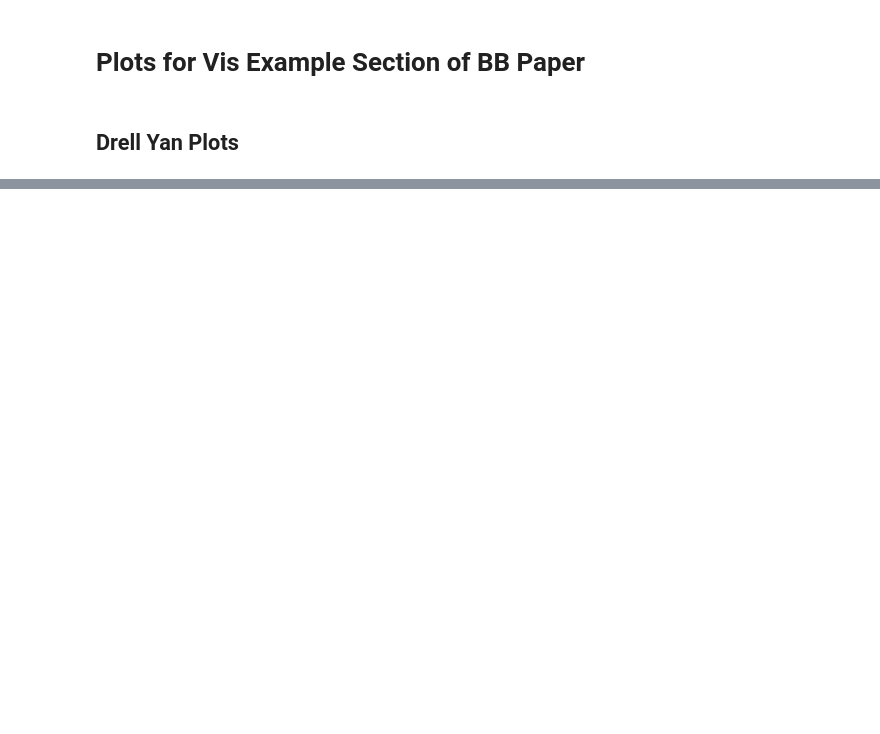
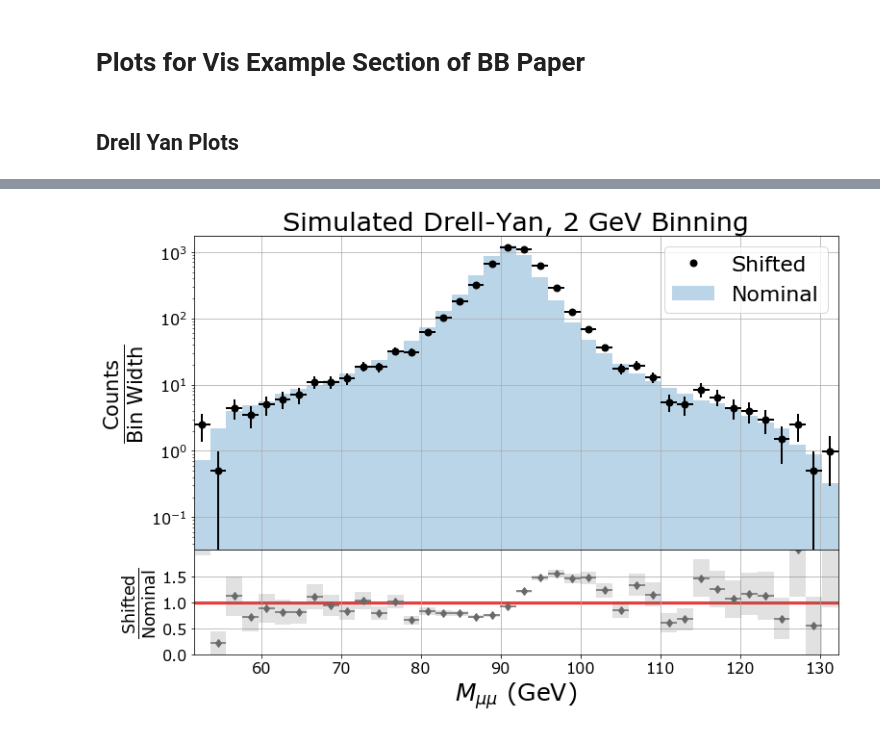
Before and after one commit to pollackscience/BayesianBlocks, a Jupyter notebook: bb/paper/vis_examples.ipynb, the cells around one changed output, grey strips where cells are left out. Drawn from its saved outputs; the diff is of its cells as text; code cells hidden in the pictures; blank space fills up the shorter version.

```diff
--- a/bb/paper/vis_examples.ipynb
+++ b/bb/paper/vis_examples.ipynb
@@ -36,21 +41,107 @@ z_data.shape
 # %%
+xlims = (data_shifted.min(), data_shifted.max())
 axes, hist1, hist2 = skh_plt.ratio_plot(
     dict(x=data_shifted,histtype='marker', markersize=7, color='k', errorbars=True, label='Shifted',alpha=1, log=True, scale='binwidth', err_type='gaussian'),
     dict(x=mc_nominal, weights=[n_events/len(mc_nominal)]*len(mc_nominal), histtype='stepfilled', alpha=0.3, label='Nominal', log=True, scale='binwidth'),
-    range=xlims, bins=23
+    range=xlims, bins=int((xlims[1]-xlims[0])/2)
 )
 axes[0].grid(True)
 axes[1].grid(True)
 axes[0].legend(fontsize=22)
 
 axes[0].set_ylabel(r'$\mathrm{\frac{Counts}{Bin\ Width}}$', fontsize=30)
 axes[1].set_ylabel(r'$\mathrm{\frac{Shifted}{Nominal}}$', fontsize=25)
 
 axes[1].set_xlabel(r'$M_{\mu\mu}$ (GeV)', fontsize=25)
-axes[0].set_title('Simulated Drell-Yan, Uniform Binning', fontsize=27)
-r = rough(hist1)
-enn = err_nn(data_shifted, hist1)
-eli = err_li(data_shifted, hist1)
-axes[0].text(0.3, 0.4, f'$\hat{{R}}$={r:.3e}\nENN={enn:.3e}\nELI={eli:.3e}', transform=axes[0].transAxes, fontsize=18,
-        verticalalignment='top')
+axes[0].set_title('Simulated Drell-Yan, 2 GeV Binning', fontsize=27)
+plt.savefig(bb_dir+'/plots/vis_examples/b2gev_Z_shifted.pdf')
+
+# plt.figure()
+# _, bep = pd.qcut(data_shifted, 23, retbins=True)
+# axes, hist1, hist2 = skh_plt.ratio_plot(
+#     dict(x=data_shifted,histtype='marker', markersize=7, color='k', errorbars=True, label='Shifted',alpha=1, log=True, scale='binwidth', err_type='gaussian'),
+#     dict(x=mc_nominal, weights=[n_events/len(mc_nominal)]*len(mc_nominal), histtype='stepfilled', alpha=0.3, label='Nominal', log=True, scale='binwidth'),
+#     range=xlims, bins=bep
+# )
+# axes[0].grid(True)
+# axes[1].grid(True)
+# axes[0].legend(fontsize=22)
+#
+# axes[0].set_ylabel(r'$\mathrm{\frac{Counts}{Bin\ Width}}$', fontsize=30)
+# axes[1].set_ylabel(r'$\mathrm{\frac{Shifted}{Nominal}}$', fontsize=25)
+#
+# axes[1].set_xlabel(r'$M_{\mu\mu}$ (GeV)', fontsize=25)
+# axes[0].set_title('Simulated Drell-Yan, Equal Population', fontsize=27)
+# plt.savefig(bb_dir+'/plots/vis_examples/bep_Z_shifted.pdf')
+
+
+plt.figure()
+axes, hist1, hist2 = skh_plt.ratio_plot(
+    dict(x=data_shifted,histtype='marker', markersize=7, bins='blocks', p0=0.05, color='k', errorbars=True, label='Shifted',alpha=1, log=True, scale='binwidth', err_type='gaussian'),
+    dict(x=mc_nominal, weights=[n_events/len(mc_nominal)]*len(mc_nominal), histtype='stepfilled', alpha=0.3, label='Nominal', log=True, scale='binwidth'),
+    range=xlims
+)
+axes[0].grid(True)
+axes[1].grid(True)
+axes[0].legend(fontsize=22)
+
+axes[0].set_ylabel(r'$\mathrm{\frac{Counts}{Bin\ Width}}$', fontsize=30)
+axes[1].set_ylabel(r'$\mathrm{\frac{Shifted}{Nominal}}$', fontsize=25)
+
+axes[1].set_xlabel(r'$M_{\mu\mu}$ (GeV)', fontsize=25)
+axes[0].set_title('Simulated Drell-Yan, Bayesian Blocks', fontsize=27)
+plt.savefig(bb_dir+'/plots/vis_examples/bb_Z_shifted.pdf')
+
+# plt.figure()
+# axes, hist1, hist2 = skh_plt.ratio_plot(
+#     dict(x=data_shifted,histtype='marker', markersize=7, color='k', errorbars=True, label='Shifted',alpha=1, log=True, scale='binwidth', err_type='gaussian'),
+#     dict(x=mc_nominal, weights=[n_events/len(mc_nominal)]*len(mc_nominal), histtype='stepfilled', alpha=0.3, label='Nominal', log=True, scale='binwidth'),
+#     range=xlims, bins='scott'
+# )
+# axes[0].grid(True)
+# axes[1].grid(True)
+# axes[0].legend(fontsize=22)
+#
+# axes[0].set_ylabel(r'$\mathrm{\frac{Counts}{Bin\ Width}}$', fontsize=30)
+# axes[1].set_ylabel(r'$\mathrm{\frac{Shifted}{Nominal}}$', fontsize=25)
+#
+# axes[1].set_xlabel(r'$M_{\mu\mu}$ (GeV)', fontsize=25)
+# axes[0].set_title('Simulated Drell-Yan, Scott Binning', fontsize=27)
+# plt.savefig(bb_dir+'/plots/vis_examples/bscott_Z_shifted.pdf')
+#
+# plt.figure()
+# axes, hist1, hist2 = skh_plt.ratio_plot(
+#     dict(x=data_shifted,histtype='marker', markersize=7, color='k', errorbars=True, label='Shifted',alpha=1, log=True, scale='binwidth', err_type='gaussian'),
+#     dict(x=mc_nominal, weights=[n_events/len(mc_nominal)]*len(mc_nominal), histtype='stepfilled', alpha=0.3, label='Nominal', log=True, scale='binwidth'),
+#     range=xlims, bins='fd'
+# )
+# axes[0].grid(True)
+# axes[1].grid(True)
+# axes[0].legend(fontsize=22)
+#
+# axes[0].set_ylabel(r'$\mathrm{\frac{Counts}{Bin\ Width}}$', fontsize=30)
+# axes[1].set_ylabel(r'$\mathrm{\frac{Shifted}{Nominal}}$', fontsize=25)
+#
+# axes[1].set_xlabel(r'$M_{\mu\mu}$ (GeV)', fontsize=25)
+# axes[0].set_title('Simulated Drell-Yan, Freedman Binning', fontsize=27)
+# plt.savefig(bb_dir+'/plots/vis_examples/bfd_Z_shifted.pdf')
+#
+# plt.figure()
+# _, bk = knuth_bin_width(data_shifted, return_bins=True)
+# axes, hist1, hist2 = skh_plt.ratio_plot(
+#     dict(x=data_shifted,histtype='marker', markersize=7, color='k', errorbars=True, label='Shifted',alpha=1, log=True, scale='binwidth', err_type='gaussian'),
+#     dict(x=mc_nominal, weights=[n_events/len(mc_nominal)]*len(mc_nominal), histtype='stepfilled', alpha=0.3, label='Nominal', log=True, scale='binwidth'),
+#     range=xlims, bins=bk
+# )
+# axes[0].grid(True)
+# axes[1].grid(True)
+# axes[0].legend(fontsize=22)
+#
+# axes[0].set_ylabel(r'$\mathrm{\frac{Counts}{Bin\ Width}}$', fontsize=30)
+# axes[1].set_ylabel(r'$\mathrm{\frac{Shifted}{Nominal}}$', fontsize=25)
+#
+# axes[1].set_xlabel(r'$M_{\mu\mu}$ (GeV)', fontsize=25)
+# axes[0].set_title('Simulated Drell-Yan, Knuth Binning', fontsize=27)
+# plt.savefig(bb_dir+'/plots/vis_examples/bk_Z_shifted.pdf')
 # %% [output]
+[figure, new version]
```
Also changed, not shown: parts of 19 cells of this notebook, 4 other files.
